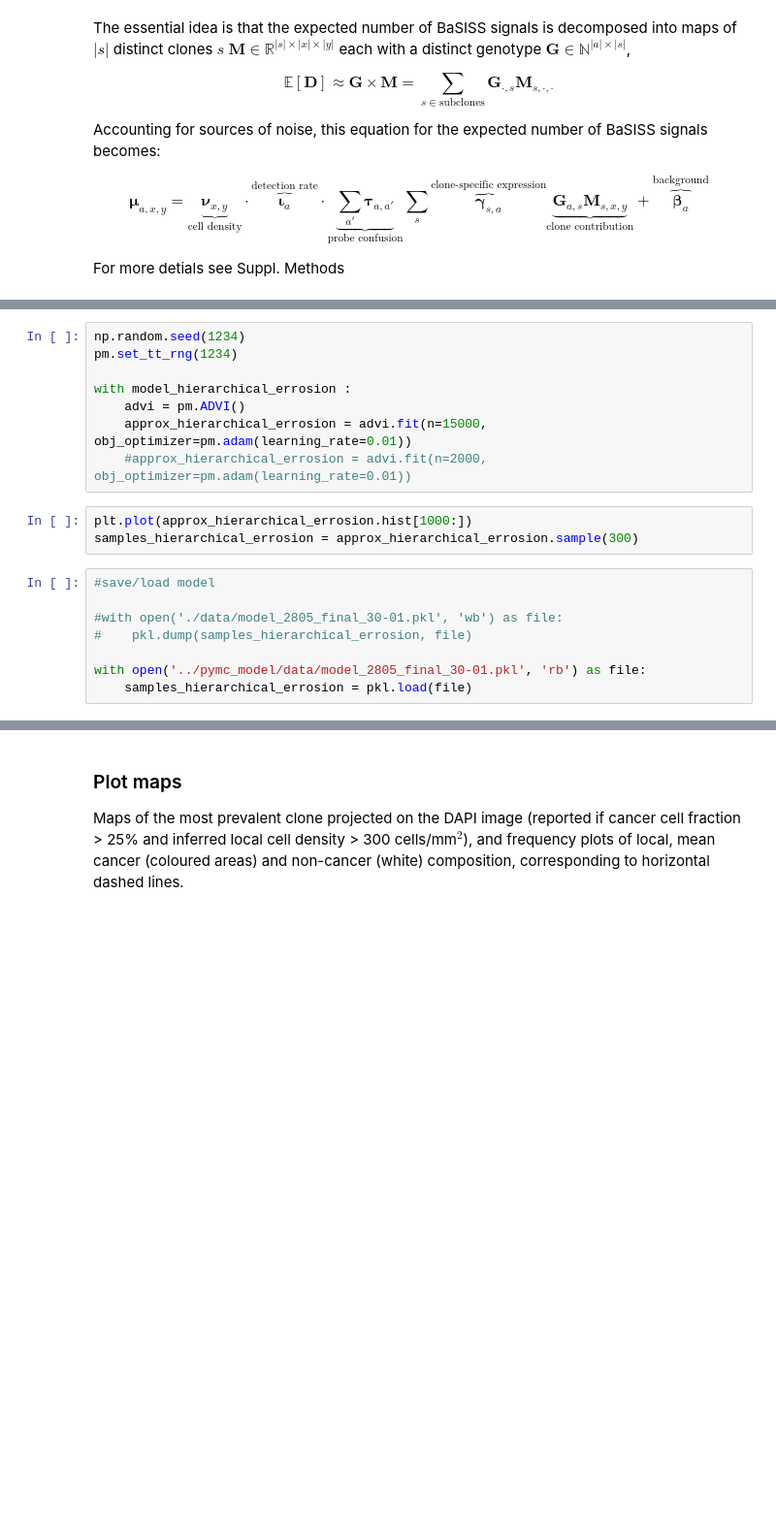
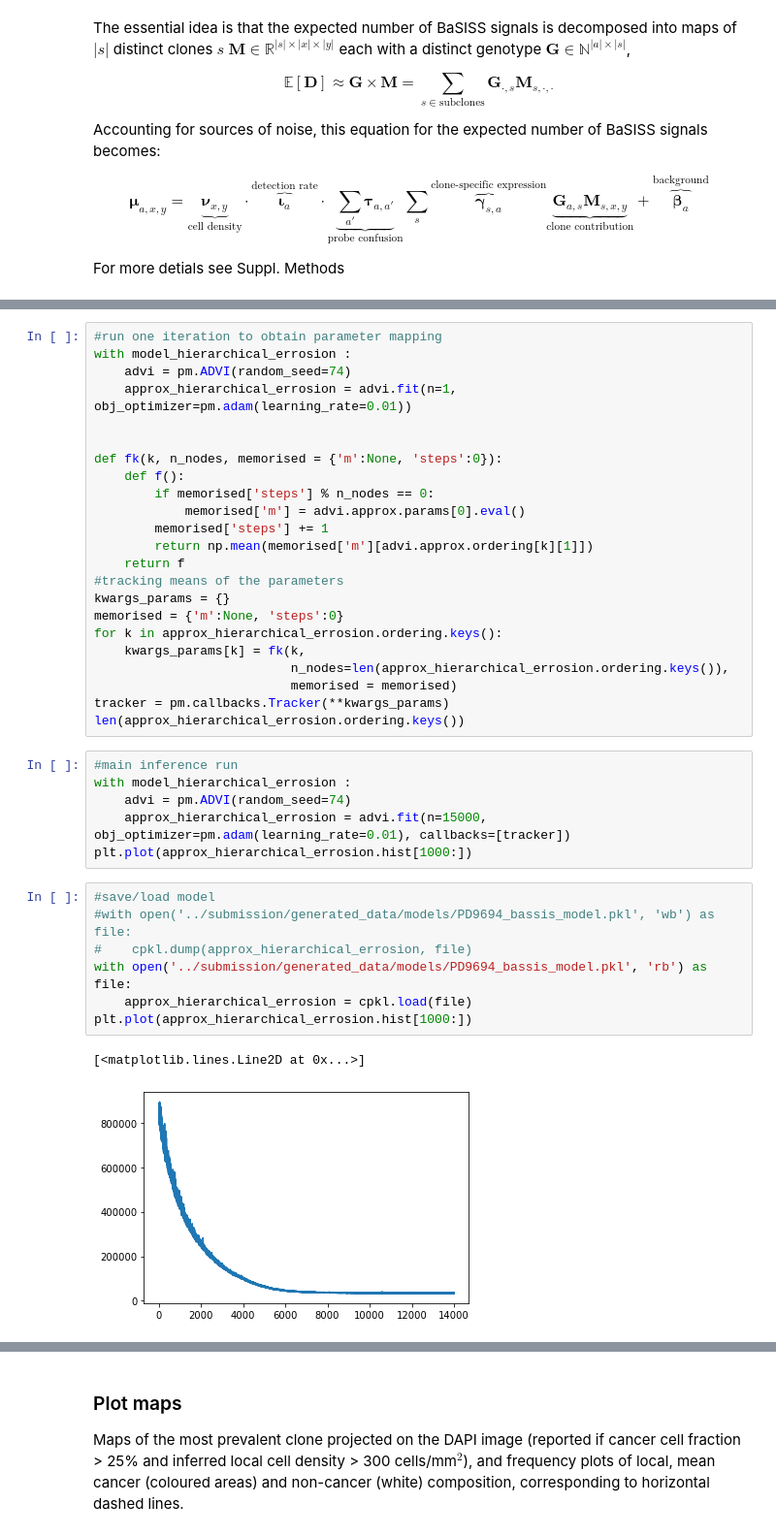
Before and after one commit to gerstung-lab/BaSISS, a Jupyter notebook: notebooks/PD9694_main_analysis.ipynb, the cells around one changed output, grey strips where cells are left out. Shown at 97% size. Drawn from its saved outputs; the diff is of its cells as text; blank space fills up the shorter version.

Commit message:
Added jupyter notebooks for the BaSISS inference

```diff
--- a/notebooks/PD9694_main_analysis.ipynb
+++ b/notebooks/PD9694_main_analysis.ipynb
@@ -165,21 +204,41 @@ with pm.Model() as model_hierarchical_errosion:
 
     signal = [pm.NegativeBinomial('exp_{}'.format(s), mu = lm_er[s][mask[s],:], alpha=o, observed=iss_data[s][mask[s],:]) for s in range(n_samples)]
+# %%
+#run one iteration to obtain parameter mapping
+with model_hierarchical_errosion :
+    advi = pm.ADVI(random_seed=74)
+    approx_hierarchical_errosion = advi.fit(n=1, obj_optimizer=pm.adam(learning_rate=0.01))
+
+
+def fk(k, n_nodes, memorised = {'m':None, 'steps':0}):
+    def f():
+        if memorised['steps'] % n_nodes == 0:
+            memorised['m'] = advi.approx.params[0].eval()
+        memorised['steps'] += 1
+        return np.mean(memorised['m'][advi.approx.ordering[k][1]])
+    return f
+#tracking means of the parameters
+kwargs_params = {}
+memorised = {'m':None, 'steps':0}
+for k in approx_hierarchical_errosion.ordering.keys():
+    kwargs_params[k] = fk(k,
+                          n_nodes=len(approx_hierarchical_errosion.ordering.keys()),
+                          memorised = memorised)
+tracker = pm.callbacks.Tracker(**kwargs_params)
+len(approx_hierarchical_errosion.ordering.keys())
 # %%
-np.random.seed(1234)
-pm.set_tt_rng(1234)
-
+#main inference run
 with model_hierarchical_errosion :
-    advi = pm.ADVI()
-    approx_hierarchical_errosion = advi.fit(n=15000, obj_optimizer=pm.adam(learning_rate=0.01))
-    #approx_hierarchical_errosion = advi.fit(n=2000, obj_optimizer=pm.adam(learning_rate=0.01))
+    advi = pm.ADVI(random_seed=74)
+    approx_hierarchical_errosion = advi.fit(n=15000, obj_optimizer=pm.adam(learning_rate=0.01), callbacks=[tracker])
+plt.plot(approx_hierarchical_errosion.hist[1000:])
-# %%
-plt.plot(approx_hierarchical_errosion.hist[1000:])
-samples_hierarchical_errosion = approx_hierarchical_errosion.sample(300)
 # %%
 #save/load model
-
-#with open('./data/model_2805_final_30-01.pkl', 'wb') as file:
-#    pkl.dump(samples_hierarchical_errosion, file)
-
-with open('../pymc_model/data/model_2805_final_30-01.pkl', 'rb') as file:
-    samples_hierarchical_errosion = pkl.load(file)
+#with open('../submission/generated_data/models/PD9694_bassis_model.pkl', 'wb') as file:
+#    cpkl.dump(approx_hierarchical_errosion, file)
+with open('../submission/generated_data/models/PD9694_bassis_model.pkl', 'rb') as file:
+    approx_hierarchical_errosion = cpkl.load(file)
+plt.plot(approx_hierarchical_errosion.hist[1000:])
+# %% [output]
+[<matplotlib.lines.Line2D at 0x...>]
+[figure, added]
```
Also changed, not shown: parts of 105 cells of this notebook, 1 other file.
